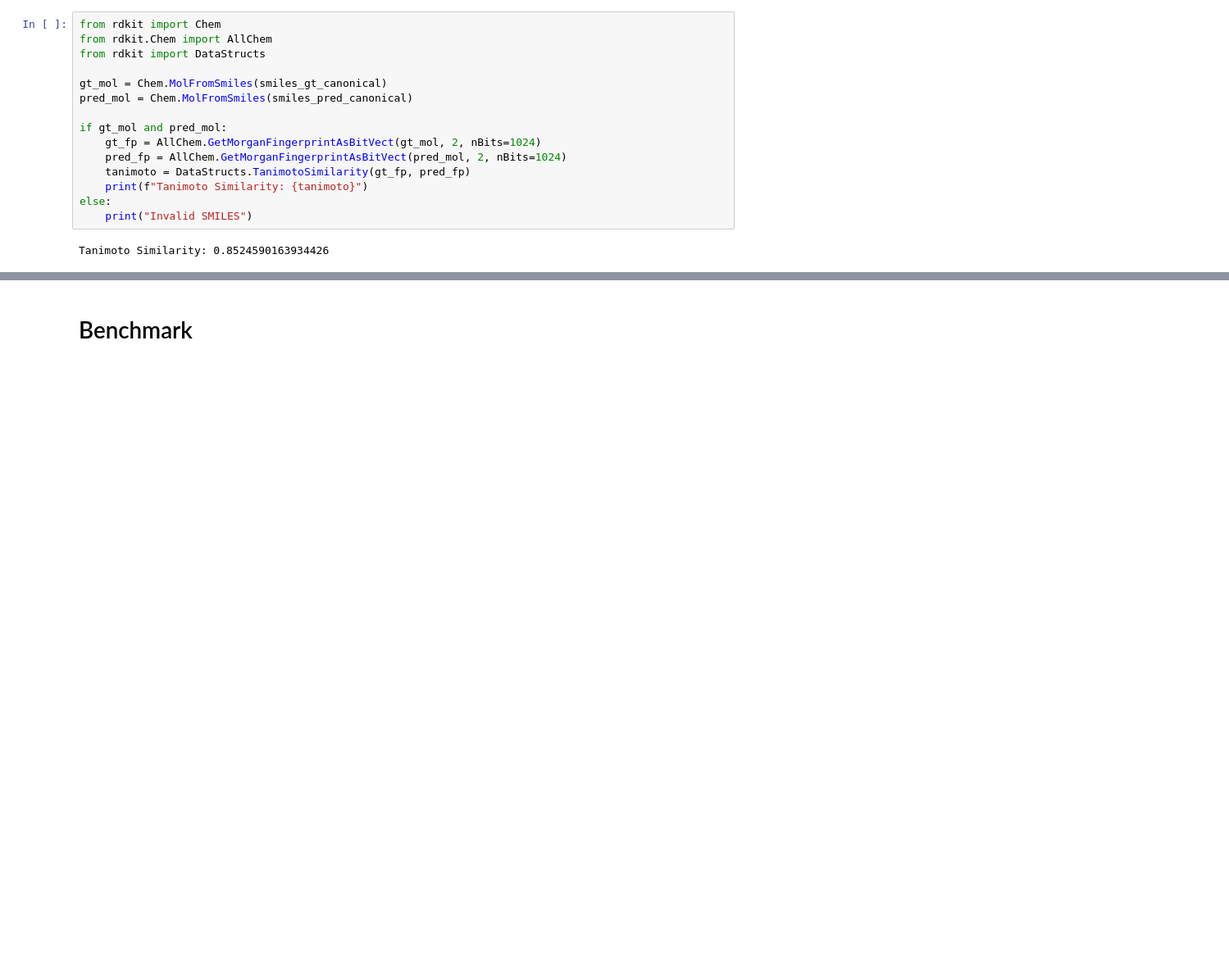
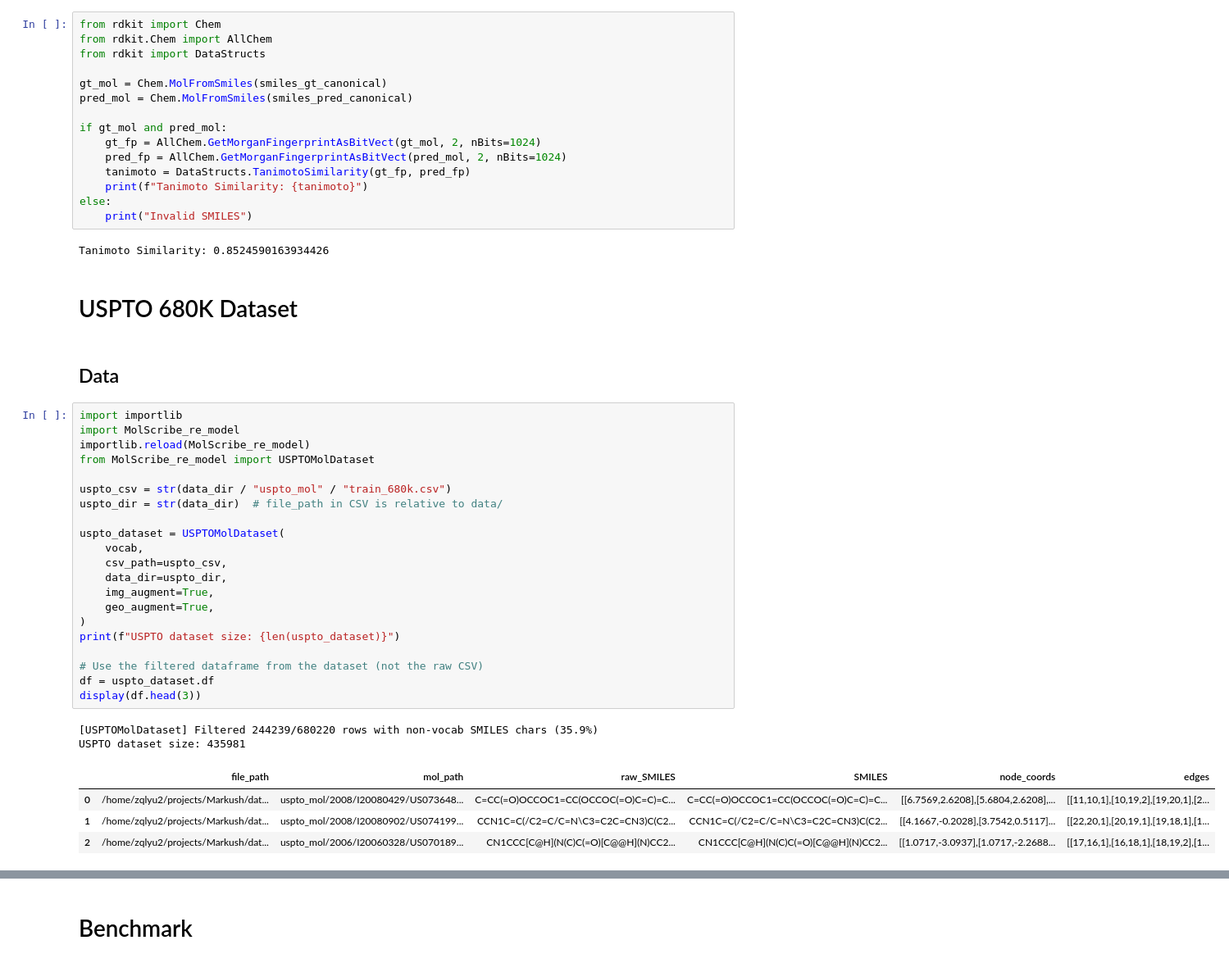
Before and after one commit to lyuzhuoqi/MolScanner, a Jupyter notebook: MolScanner/MolScanner_evaluation.ipynb, the cells around one changed output, grey strips where cells are left out. Shown at 82% size. Saved outputs shown, nothing was run; the diff lists cells and outputs as text; blank space fills up the shorter version.

```diff
--- a/MolScanner/MolScanner_evaluation.ipynb
+++ b/MolScanner/MolScanner_evaluation.ipynb
@@ -210,3 +211,35 @@ else:
     print("Invalid SMILES")
 # %% [output]
 Tanimoto Similarity: 0.8524590163934426
+# %% [markdown]
+# USPTO 680K Dataset
+# %% [markdown]
+## Data
+# %%
+import importlib
+import MolScribe_re_model
+importlib.reload(MolScribe_re_model)
+from MolScribe_re_model import USPTOMolDataset
+
+uspto_csv = str(data_dir / "uspto_mol" / "train_680k.csv")
+uspto_dir = str(data_dir)  # file_path in CSV is relative to data/
+
+uspto_dataset = USPTOMolDataset(
+    vocab,
+    csv_path=uspto_csv,
+    data_dir=uspto_dir,
+    img_augment=True,
+    geo_augment=True,
+)
+print(f"USPTO dataset size: {len(uspto_dataset)}")
+
+# Use the filtered dataframe from the dataset (not the raw CSV)
+df = uspto_dataset.df
+display(df.head(3))
+# %% [output]
+[USPTOMolDataset] Filtered 244239/680220 rows with non-vocab SMILES chars (35.9%)
+USPTO dataset size: 435981
+|  | file_path | mol_path | raw_SMILES | SMILES | node_coords | edges |
+| 0 | /home/zqlyu2/projects/Markush/dat... | uspto_mol/2008/I20080429/US073648... | C=CC(=O)OCCOC1=CC(OCCOC(=O)C=C)=C... | C=CC(=O)OCCOC1=CC(OCCOC(=O)C=C)=C... | [[6.7569,2.6208],[5.6804,2.6208],... | [[11,10,1],[10,19,2],[19,20,1],[2... |
+| 1 | /home/zqlyu2/projects/Markush/dat... | uspto_mol/2008/I20080902/US074199... | CCN1C=C(/C2=C/C=N\C3=C2C=CN3)C(C2... | CCN1C=C(/C2=C/C=N\C3=C2C=CN3)C(C2... | [[4.1667,-0.2028],[3.7542,0.5117]... | [[22,20,1],[20,19,1],[19,18,1],[1... |
+| 2 | /home/zqlyu2/projects/Markush/dat... | uspto_mol/2006/I20060328/US070189... | CN1CCC[C@H](N(C)C(=O)[C@@H](N)CC2... | CN1CCC[C@H](N(C)C(=O)[C@@H](N)CC2... | [[1.0717,-3.0937],[1.0717,-2.2688... | [[17,16,1],[16,18,1],[18,19,2],[1... |
```
Also changed, not shown: parts of 9 cells of this notebook, 9 other files.
